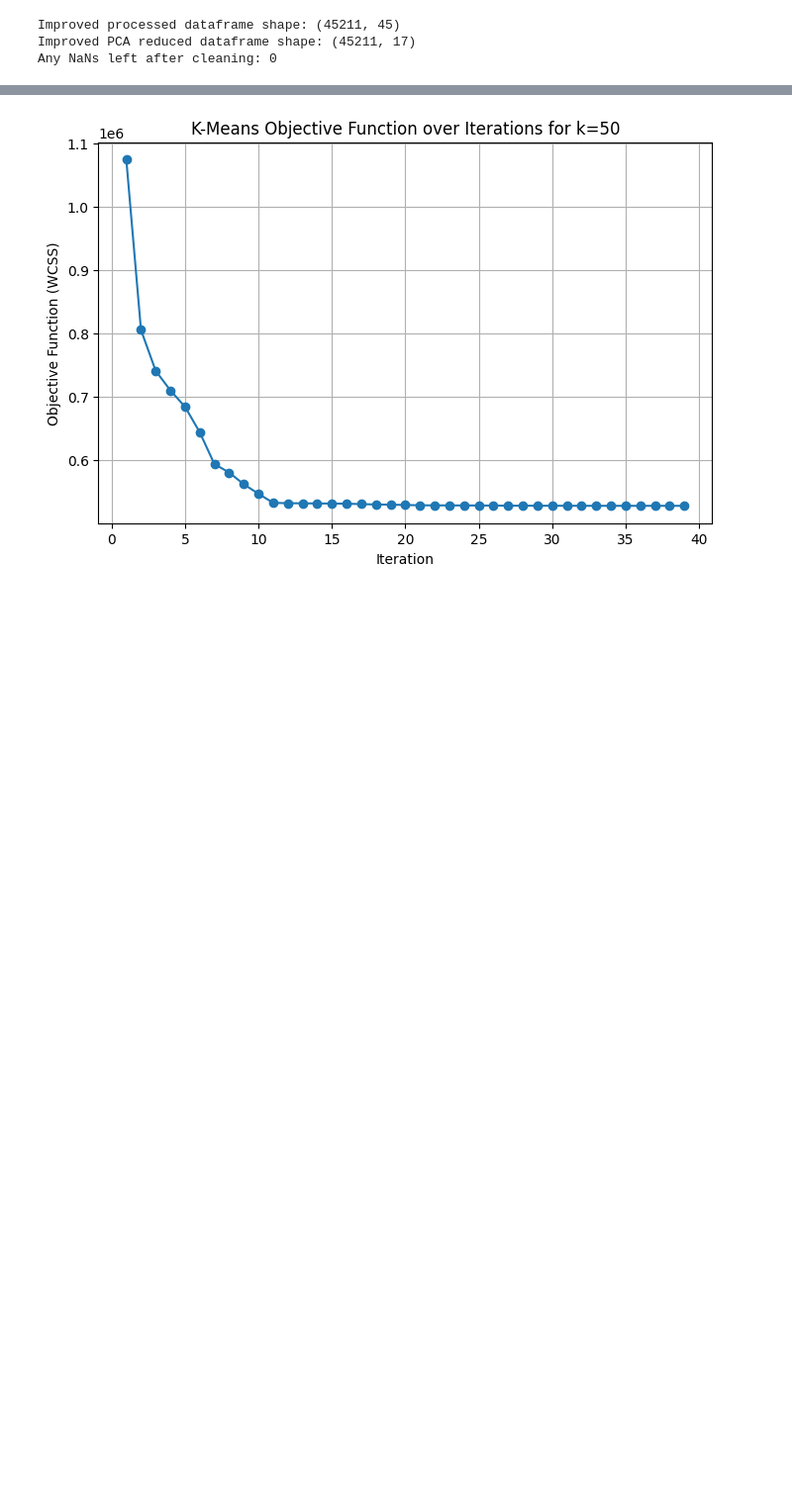
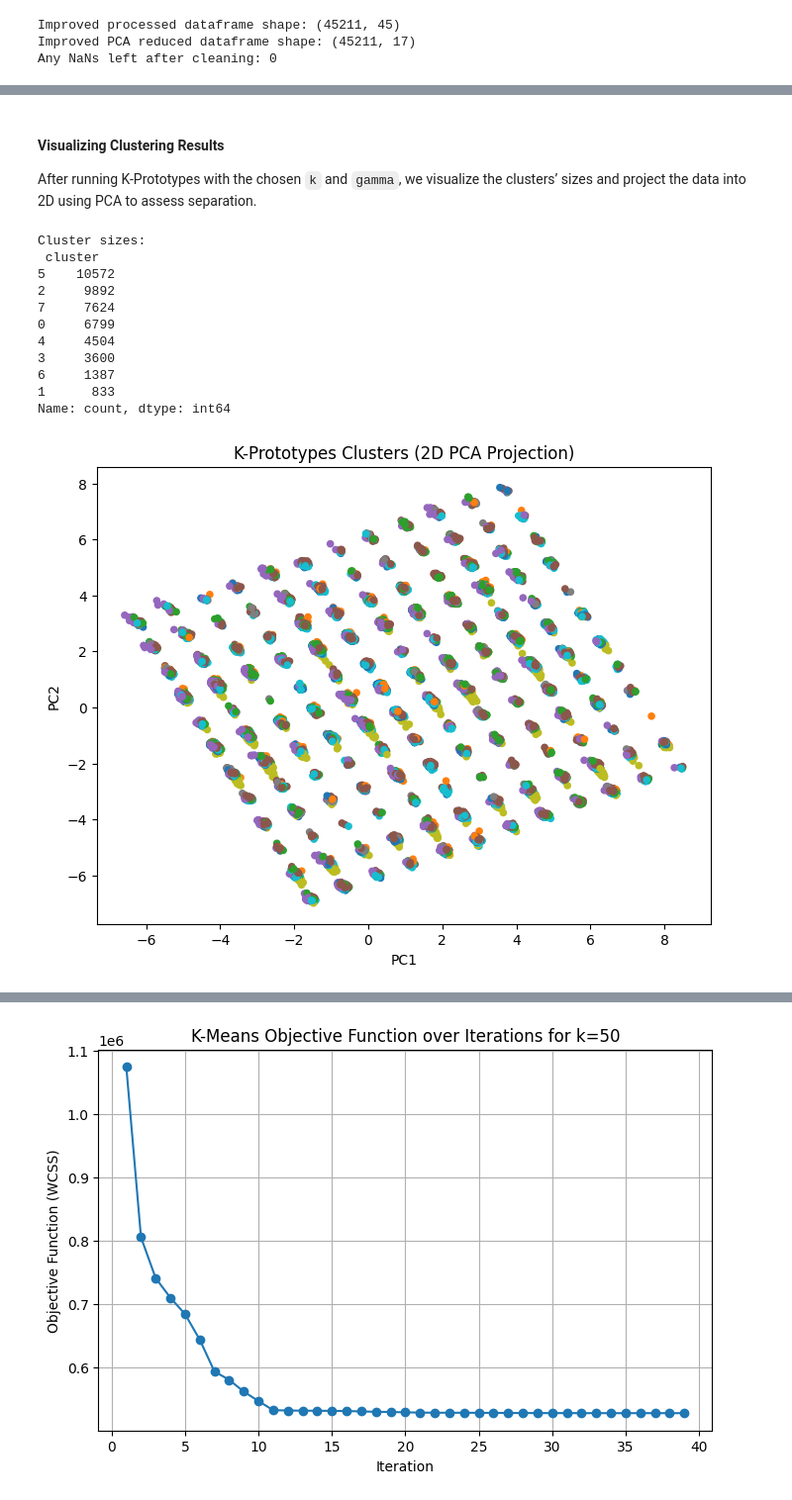
Before and after one commit to vatslgoswami/IML_A2, a Jupyter notebook: clustering.ipynb, the cells around one changed output, grey strips where cells are left out. Shown at 99% size. Drawn from its saved outputs; the diff is of its cells as text; code cells hidden in the pictures; blank space fills up the shorter version.

```diff
--- a/clustering.ipynb
+++ b/clustering.ipynb
@@ -1543,0 +1558,35 @@ This implementation provides an interpretable, extensible foundation for analyzi
+# %% [markdown]
+#### Visualizing Clustering Results
+
+After running K-Prototypes with the chosen `k` and `gamma`, we visualize the clusters’ sizes and project the data into 2D using PCA to assess separation.
+# %%
+# --- Run K-Prototypes with chosen parameters ---
+labels, centroids_num, centroids_cat = k_prototypes(X_num, X_cat, k=8, gamma=0.5, max_iter=100)
+df_kproto_scratch['cluster'] = labels
+
+# Cluster sizes
+print("Cluster sizes:\n", df_kproto_scratch['cluster'].value_counts())
+
+# --- 2D PCA visualization ---
+pca = PCA(n_components=2)
+X_pca = pca.fit_transform(np.concatenate([X_num, X_cat], axis=1))
+
+plt.figure(figsize=(8,6))
+plt.scatter(X_pca[:,0], X_pca[:,1], c=labels, cmap='tab10', s=20)
+plt.title("K-Prototypes Clusters (2D PCA Projection)")
+plt.xlabel("PC1")
+plt.ylabel("PC2")
+plt.show()
+# %% [output]
+Cluster sizes:
+ cluster
+5    10572
+2     9892
+7     7624
+0     6799
+4     4504
+3     3600
+6     1387
+1      833
+Name: count, dtype: int64
+[figure, added]
```
Also changed, not shown: parts of 28 cells of this notebook.
